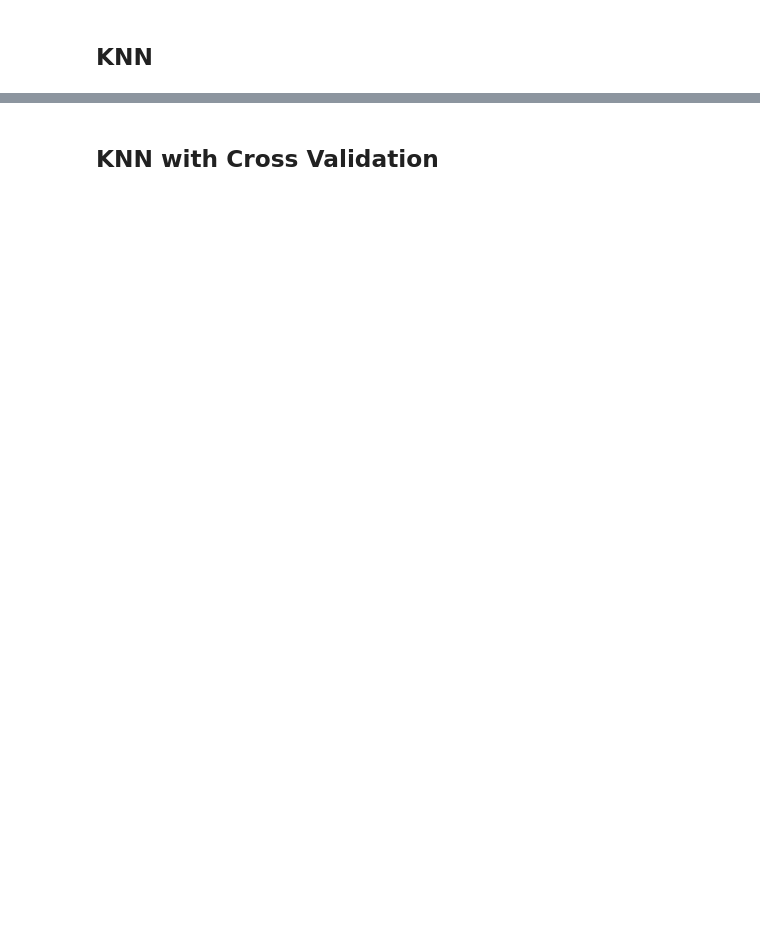
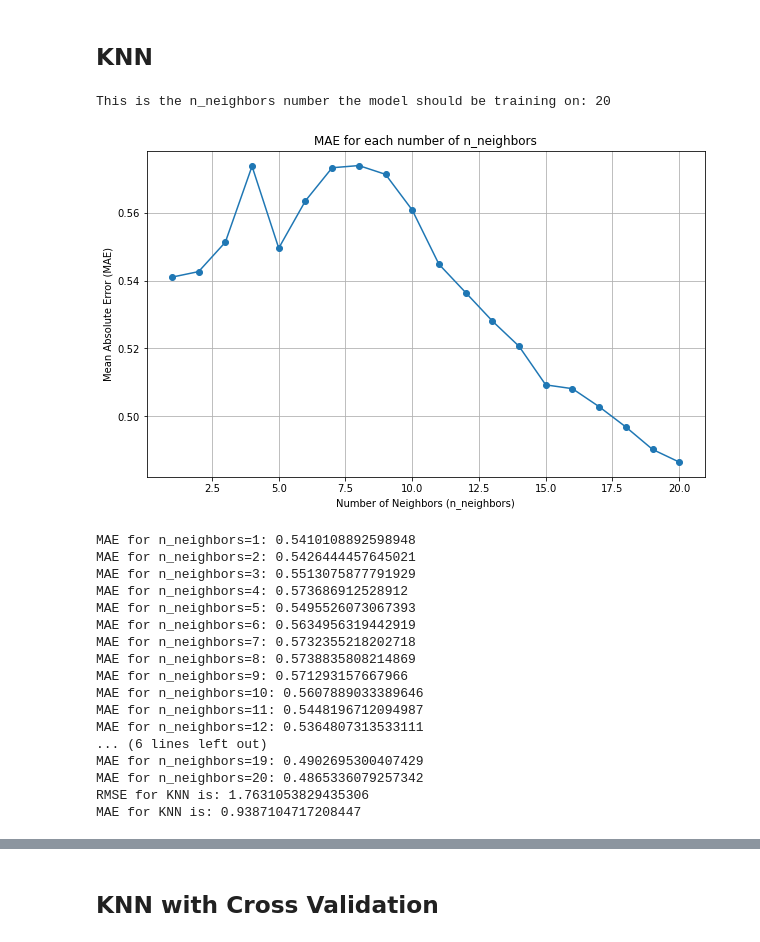
Before and after one commit to UCSolarCarTeam/ML-Telemetry, a Jupyter notebook: analysis/furtherModelTesting.ipynb, the cells around one changed output, grey strips where cells are left out. Drawn from its saved outputs; the diff is of its cells as text; code cells hidden in the pictures; blank space fills up the shorter version.

```diff
--- a/analysis/furtherModelTesting.ipynb
+++ b/analysis/furtherModelTesting.ipynb
@@ -62,3 +67,67 @@ display(df) #should be 199x9
 # %% [markdown]
 ## KNN
+# %%
+#HYPERPARAMTER TUNING FOR KNN
+from sklearn.model_selection import GridSearchCV
+
+#split into training and test sets
+X_train, X_test, y_train, y_test = train_test_split(X, y, test_size=global_test_size, random_state=global_random_state)
+
+#train the model with KNN
+#knn_model = KNeighborsRegressor(n_neighbors=5)
+# Define the parameter grid
+param_grid = {'n_neighbors': range(1, 21)}
+
+# Use GridSearchCV to find the best number of neighbors
+grid_search = GridSearchCV(KNeighborsRegressor(), param_grid, scoring='neg_mean_absolute_error', cv=5)
+grid_search.fit(X_train, y_train)
+
+# Set the best number of neighbors
+knn_model = KNeighborsRegressor(n_neighbors=grid_search.best_params_['n_neighbors'])
+print(f"This is the n_neighbors number the model should be training on: {grid_search.best_params_['n_neighbors']}")
+knn_model.fit(X_train, y_train)
+import matplotlib.pyplot as plt
+
+# Plot the MAE for each number of n_neighbors
+plt.figure(figsize=(10, 6))
+plt.plot(param_grid['n_neighbors'], -grid_search.cv_results_['mean_test_score'], marker='o')
+plt.xlabel('Number of Neighbors (n_neighbors)')
+plt.ylabel('Mean Absolute Error (MAE)')
+plt.title('MAE for each number of n_neighbors')
+plt.grid(True)
+plt.show()
+
+mae_scores = -grid_search.cv_results_['mean_test_score']
+for n, mae in zip(param_grid['n_neighbors'], mae_scores):
+    print(f"MAE for n_neighbors={n}: {mae}")
+
+#get predictions on the test data
+y_pred_knn = knn_model.predict(X_test)
+
+#evaluate using RMSE and MAE
+rmse_knn = np.sqrt(mean_squared_error(y_test, y_pred_knn))
+mae_knn = mean_absolute_error(y_test, y_pred_knn)
+
+print(f"RMSE for KNN is: {rmse_knn}")
+print(f"MAE for KNN is: {mae_knn}")
+# %% [output]
+This is the n_neighbors number the model should be training on: 20
+[figure, added]
+MAE for n_neighbors=1: 0.5410108892598948
+MAE for n_neighbors=2: 0.5426444457645021
+MAE for n_neighbors=3: 0.5513075877791929
+MAE for n_neighbors=4: 0.573686912528912
+MAE for n_neighbors=5: 0.5495526073067393
+MAE for n_neighbors=6: 0.5634956319442919
+MAE for n_neighbors=7: 0.5732355218202718
+MAE for n_neighbors=8: 0.5738835808214869
+MAE for n_neighbors=9: 0.571293157667966
+MAE for n_neighbors=10: 0.5607889033389646
+MAE for n_neighbors=11: 0.5448196712094987
+MAE for n_neighbors=12: 0.5364807313533111
+... (6 lines left out)
+MAE for n_neighbors=19: 0.4902695300407429
+MAE for n_neighbors=20: 0.4865336079257342
+RMSE for KNN is: 1.7631053829435306
+MAE for KNN is: 0.9387104717208447
 # %%
```
Also changed, not shown: parts of 15 cells of this notebook, 1 other file.
